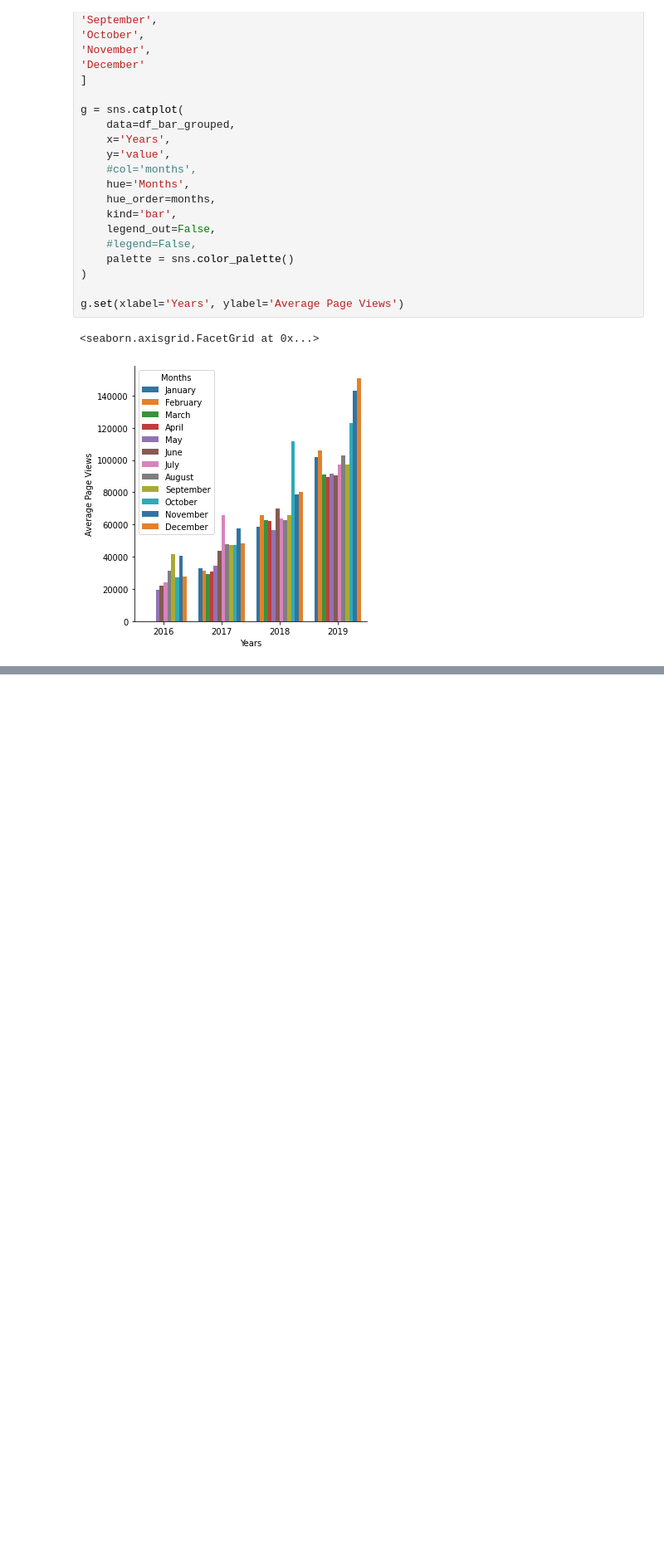
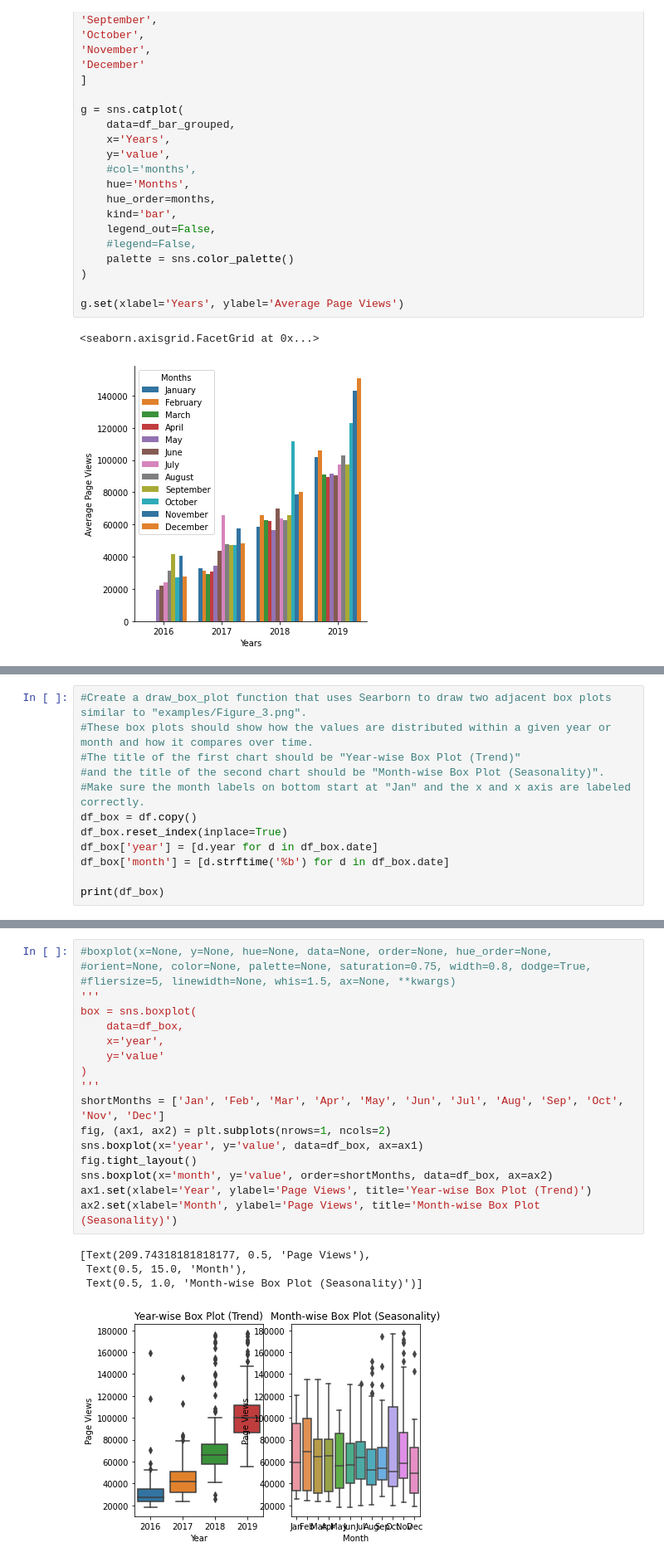
Before and after one commit to pschorey/FCC_Python_Notes_And_Projects, a Jupyter notebook: fcc-page-view-visualizer/fcc-page-view-visualizer.ipynb, the cells around one changed output, grey strips where cells are left out. Shown at 83% size. Cells and saved outputs as stored; diff of their text form; blank space fills up the shorter version.

Commit message:
finished fcc pageview visual challenges

```diff
--- a/fcc-page-view-visualizer/fcc-page-view-visualizer.ipynb
+++ b/fcc-page-view-visualizer/fcc-page-view-visualizer.ipynb
@@ -177,0 +156,12 @@ ax.legend()
+# %%
+#Create a draw_box_plot function that uses Searborn to draw two adjacent box plots similar to "examples/Figure_3.png".
+#These box plots should show how the values are distributed within a given year or month and how it compares over time.
+#The title of the first chart should be "Year-wise Box Plot (Trend)"
+#and the title of the second chart should be "Month-wise Box Plot (Seasonality)".
+#Make sure the month labels on bottom start at "Jan" and the x and x axis are labeled correctly.
+df_box = df.copy()
+df_box.reset_index(inplace=True)
+df_box['year'] = [d.year for d in df_box.date]
+df_box['month'] = [d.strftime('%b') for d in df_box.date]
+
+print(df_box)
@@ -177,0 +183,23 @@ ax.legend()
+# %%
+#boxplot(x=None, y=None, hue=None, data=None, order=None, hue_order=None,
+#orient=None, color=None, palette=None, saturation=0.75, width=0.8, dodge=True,
+#fliersize=5, linewidth=None, whis=1.5, ax=None, **kwargs)
+'''
+box = sns.boxplot(
+    data=df_box,
+    x='year',
+    y='value'
+)
+'''
+shortMonths = ['Jan', 'Feb', 'Mar', 'Apr', 'May', 'Jun', 'Jul', 'Aug', 'Sep', 'Oct', 'Nov', 'Dec']
+fig, (ax1, ax2) = plt.subplots(nrows=1, ncols=2)
+sns.boxplot(x='year', y='value', data=df_box, ax=ax1)
+fig.tight_layout()
+sns.boxplot(x='month', y='value', order=shortMonths, data=df_box, ax=ax2)
+ax1.set(xlabel='Year', ylabel='Page Views', title='Year-wise Box Plot (Trend)')
+ax2.set(xlabel='Month', ylabel='Page Views', title='Month-wise Box Plot (Seasonality)')
+# %% [output]
+[Text(209.74318181818177, 0.5, 'Page Views'),
+ Text(0.5, 15.0, 'Month'),
+ Text(0.5, 1.0, 'Month-wise Box Plot (Seasonality)')]
+[figure, added]
```
Also changed, not shown: parts of 2 cells of this notebook, 1 other file.
